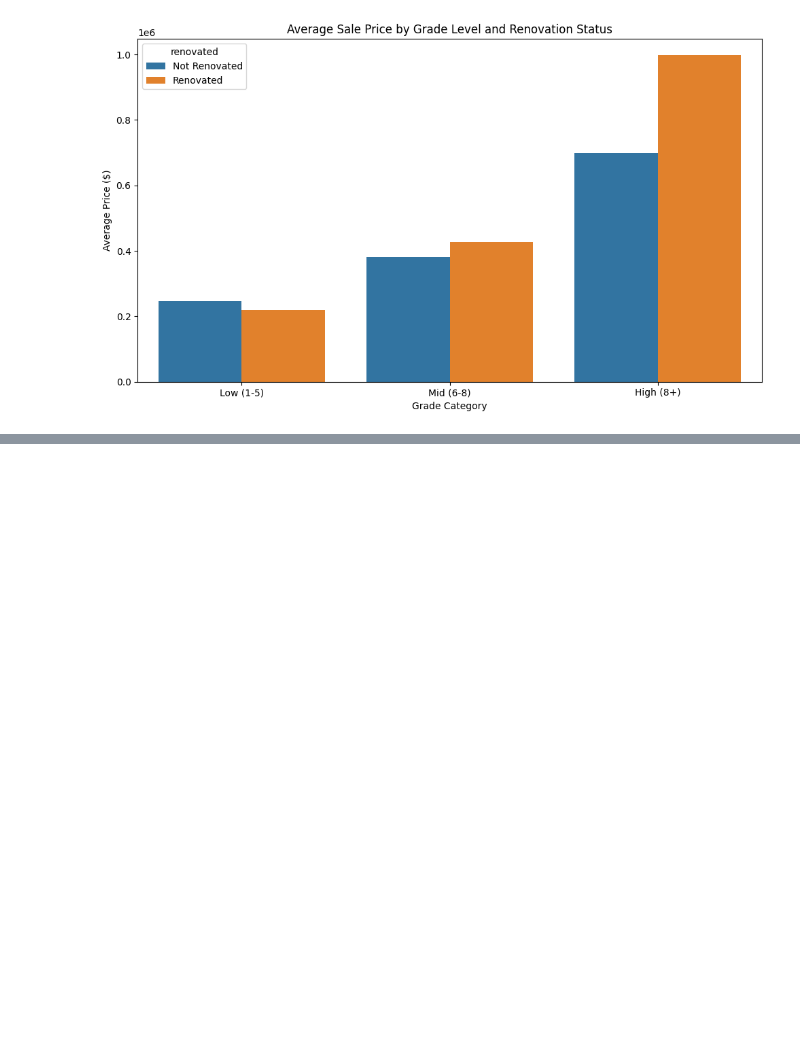
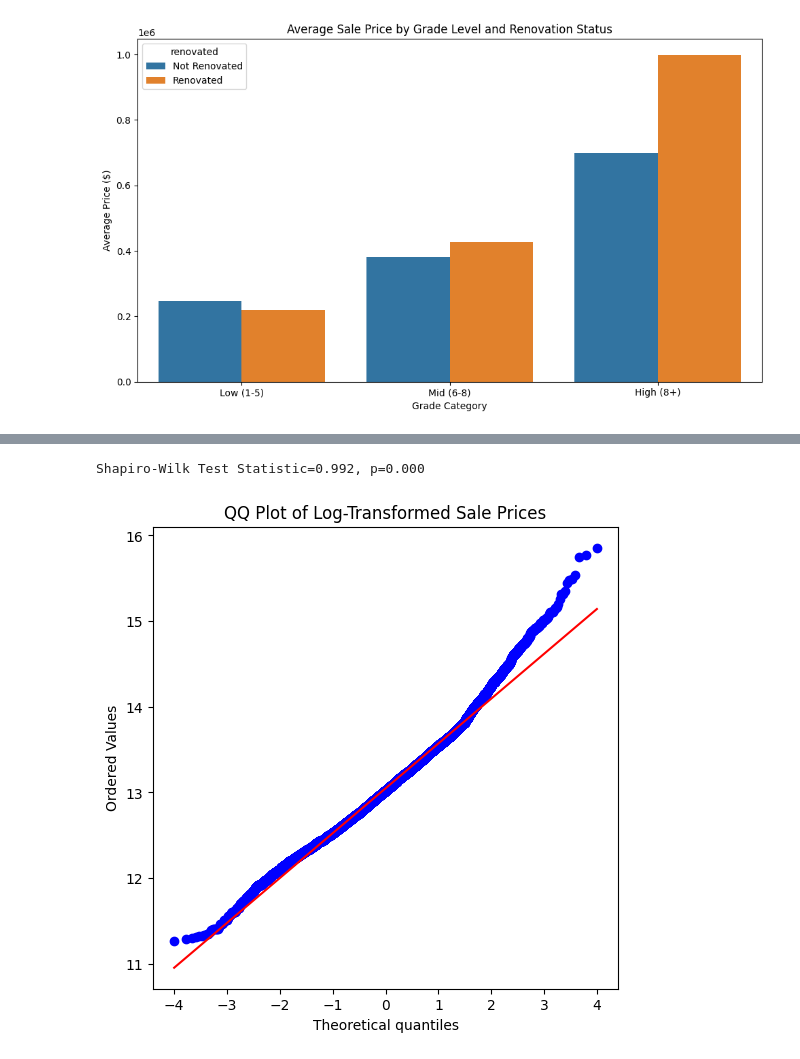
Before and after one commit to vasiuddin7733/ds-eda-project, a Jupyter notebook: notebooks/3_EDA_hypothesis_01.ipynb, the cells around one changed output, grey strips where cells are left out. Cells and saved outputs as stored; diff of their text form; code cells hidden in the pictures; blank space fills up the shorter version.

```diff
--- a/notebooks/3_EDA_hypothesis_01.ipynb
+++ b/notebooks/3_EDA_hypothesis_01.ipynb
@@ -283,0 +300,17 @@ plt.show()
+# %%
+from scipy.stats import ttest_ind
+import numpy as np
+
+# Create log_price if not already done
+df_houses_filter['log_price'] = np.log(df_houses_filter['price'])
+
+# Split into two groups
+renovated = df_houses_filter[df_houses_filter['renovated'] == 'Renovated']['log_price']
+not_renovated = df_houses_filter[df_houses_filter['renovated'] == 'Not Renovated']['log_price']
+
+print(renovated,not_renovated)
+
+# Perform independent T-test
+t_stat, p_val = ttest_ind(renovated, not_renovated, equal_var=False)
+
+print(f"T-test Results:\nT-statistic = {t_stat:.3f}, p-value = {p_val:.5f}")
@@ -283,0 +356,18 @@ plt.show()
+# %%
+from scipy.stats import shapiro, probplot
+
+# Shapiro-Wilk test
+stat, p = shapiro(df_houses_filter['log_price'].sample(5000))  # sample to avoid memory issues
+print('Shapiro-Wilk Test Statistic=%.3f, p=%.3f' % (stat, p))
+
+# QQ Plot
+import scipy.stats as stats
+import matplotlib.pyplot as plt
+
+plt.figure(figsize=(6, 6))
+stats.probplot(df_houses_filter['log_price'], dist="norm", plot=plt)
+plt.title('QQ Plot of Log-Transformed Sale Prices')
+plt.show()
+# %% [output]
+Shapiro-Wilk Test Statistic=0.992, p=0.000
+[figure, added]
```
Also changed, not shown: parts of 33 cells of this notebook, 5 other files.
